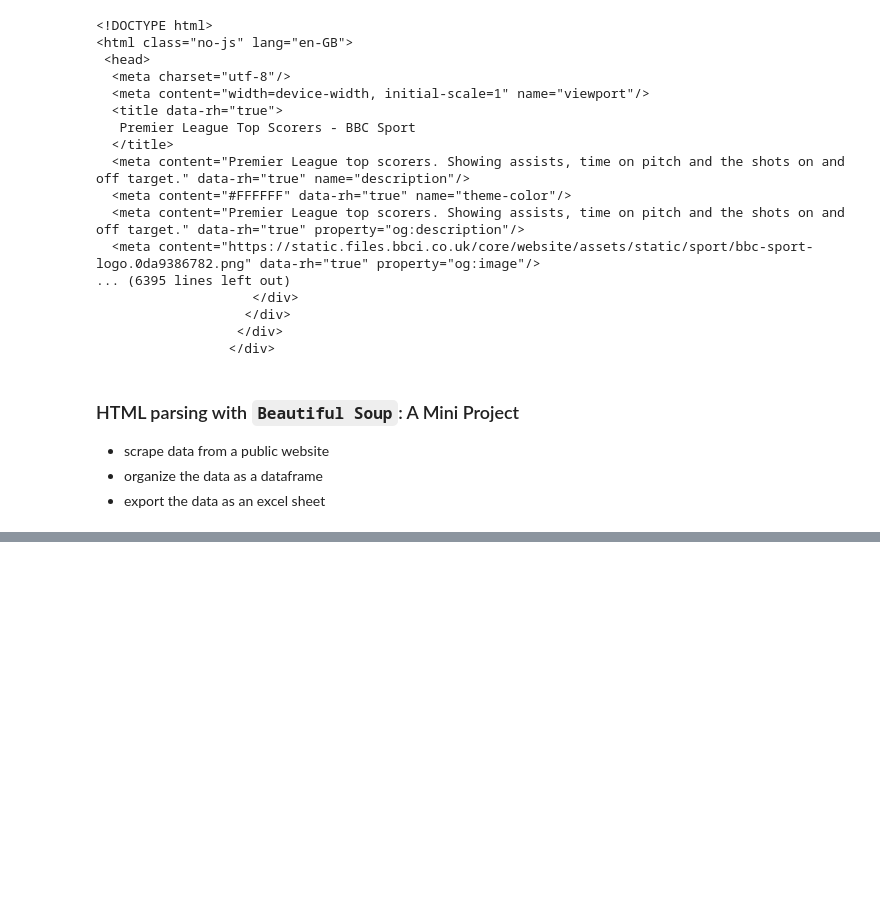
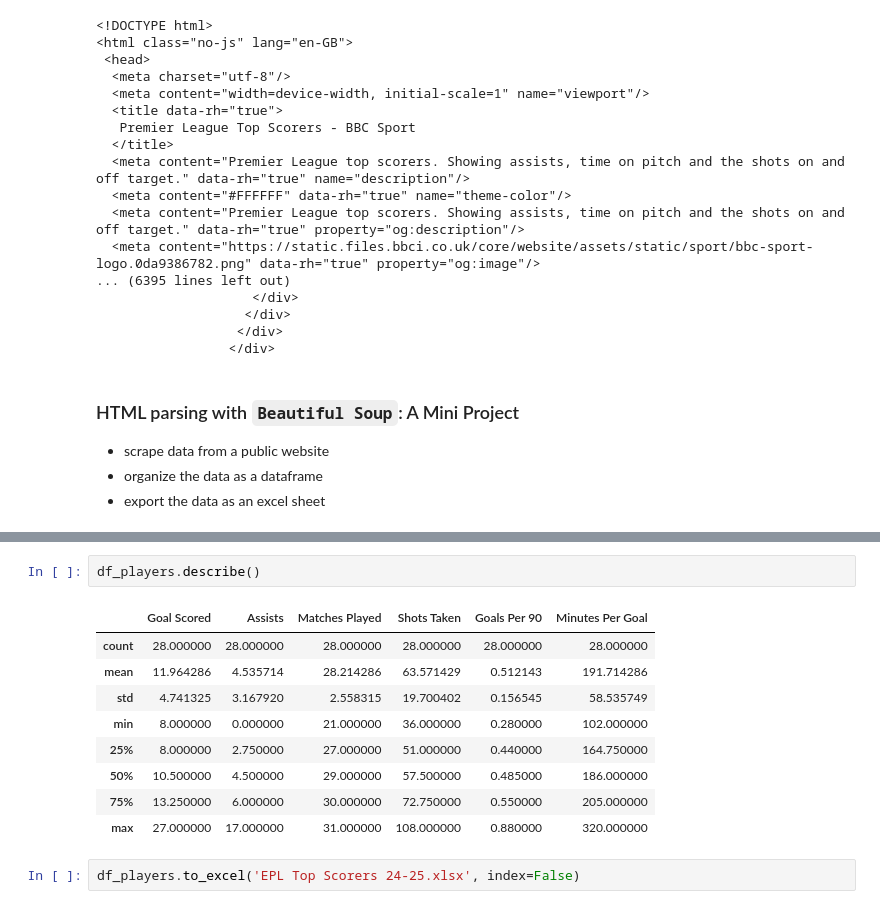
Before and after one commit to Apurba1903/epl-top-scorer-ws, a Jupyter notebook: epl_top_scorers.ipynb, the cells around one changed output, grey strips where cells are left out. Cells and saved outputs as stored; diff of their text form; blank space fills up the shorter version.

```diff
--- a/epl_top_scorers.ipynb
+++ b/epl_top_scorers.ipynb
@@ -136,0 +199,14 @@ goals_scored
+# %%
+df_players.describe()
+# %% [output]
+|  | Goal Scored | Assists | Matches Played | Shots Taken | Goals Per 90 | Minutes Per Goal |
+| count | 28.000000 | 28.000000 | 28.000000 | 28.000000 | 28.000000 | 28.000000 |
+| mean | 11.964286 | 4.535714 | 28.214286 | 63.571429 | 0.512143 | 191.714286 |
+| std | 4.741325 | 3.167920 | 2.558315 | 19.700402 | 0.156545 | 58.535749 |
+| min | 8.000000 | 0.000000 | 21.000000 | 36.000000 | 0.280000 | 102.000000 |
+| 25% | 8.000000 | 2.750000 | 27.000000 | 51.000000 | 0.440000 | 164.750000 |
+| 50% | 10.500000 | 4.500000 | 29.000000 | 57.500000 | 0.485000 | 186.000000 |
+| 75% | 13.250000 | 6.000000 | 30.000000 | 72.750000 | 0.550000 | 205.000000 |
+| max | 27.000000 | 17.000000 | 31.000000 | 108.000000 | 0.880000 | 320.000000 |
+# %%
+df_players.to_excel('EPL Top Scorers 24-25.xlsx', index=False)
```
Also changed, not shown: parts of 5 cells of this notebook, 1 other file.
